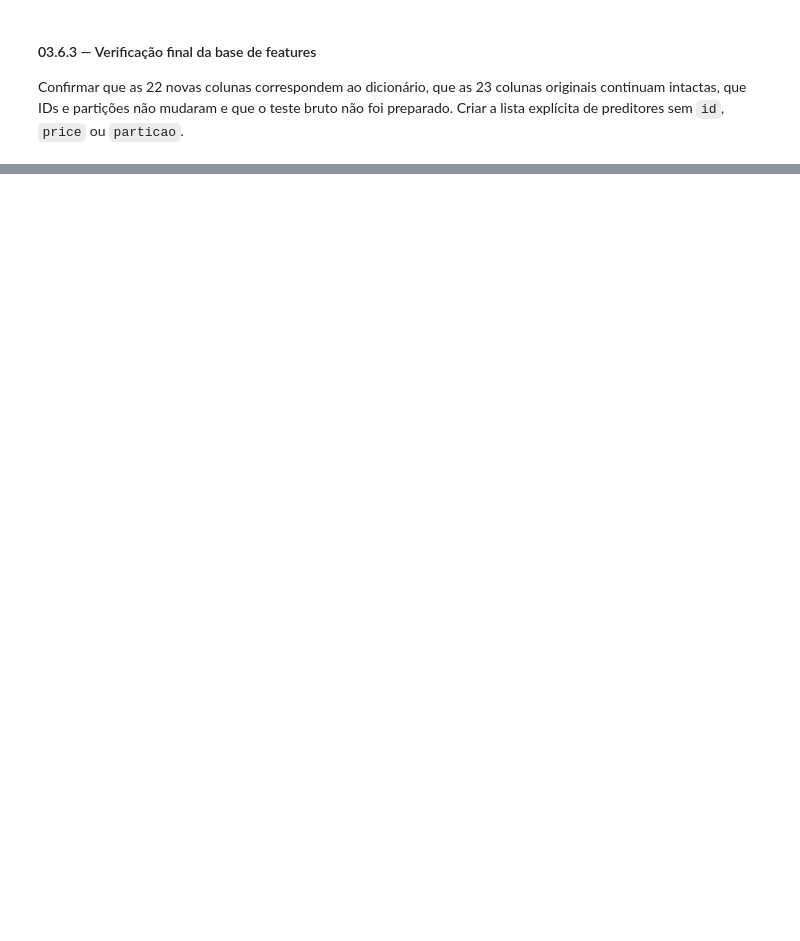
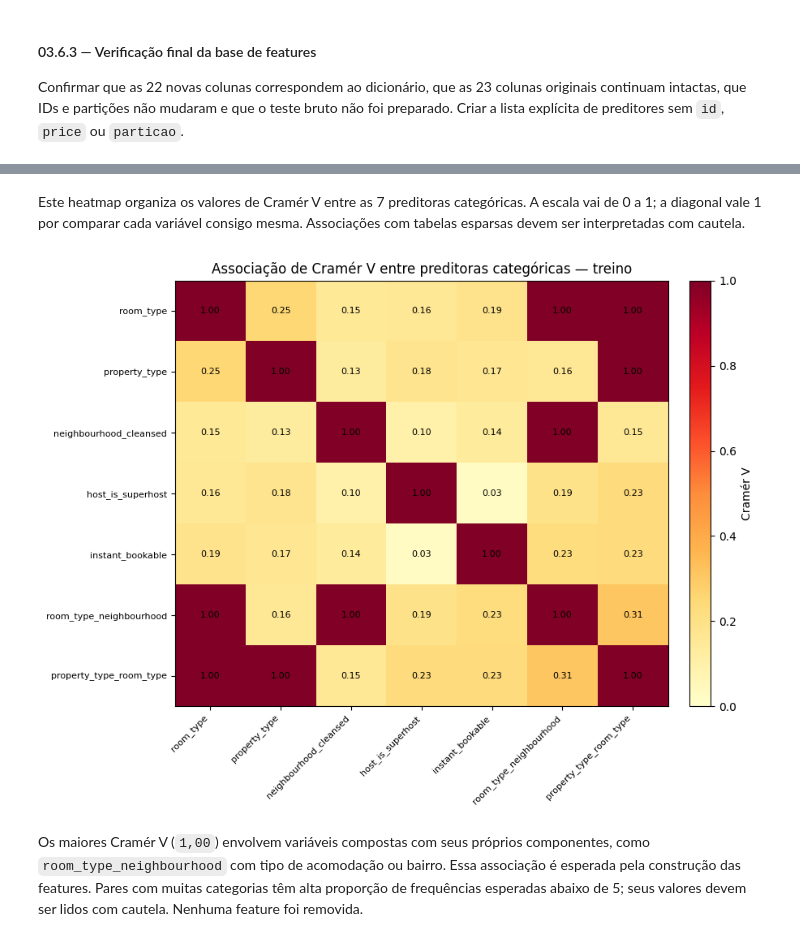
Before and after one commit to guigrandim/airbnb_price, a Jupyter notebook: notebooks/price_prediction.ipynb, the cells around one changed output, grey strips where cells are left out. Drawn from its saved outputs; the diff is of its cells as text; code cells hidden in the pictures; blank space fills up the shorter version.

```diff
--- a/notebooks/price_prediction.ipynb
+++ b/notebooks/price_prediction.ipynb
@@ -4111,0 +4763,68 @@ Partições na saída: {'treino': 12187, 'validação': 2619}
+# %% [markdown]
+Este heatmap organiza os valores de Cramér V entre as 7 preditoras categóricas. A escala vai de 0 a 1; a diagonal vale 1 por comparar cada variável consigo mesma. Associações com tabelas esparsas devem ser interpretadas com cautela.
+# %%
+# 1. Inicializa uma matriz simétrica e define 1 na diagonal.
+eda_cramers_matrix = pd.DataFrame(
+    np.eye(len(eda_categorical_columns)),
+    index=eda_categorical_columns,
+    columns=eda_categorical_columns
+)
+
+# 2. Preenche cada par com o valor calculado anteriormente.
+for eda_categorical_row in eda_categorical_pair_summary.itertuples(index=False):
+    eda_cramers_matrix.loc[
+        eda_categorical_row.feature_1,
+        eda_categorical_row.feature_2
+    ] = eda_categorical_row.cramers_v
+    eda_cramers_matrix.loc[
+        eda_categorical_row.feature_2,
+        eda_categorical_row.feature_1
+    ] = eda_categorical_row.cramers_v
+
+# 3. Desenha a matriz com escala fixa entre 0 e 1.
+fig, eda_cramers_axis = plt.subplots(figsize=(9, 7))
+eda_cramers_image = eda_cramers_axis.imshow(
+    eda_cramers_matrix.to_numpy(),
+    cmap="YlOrRd",
+    vmin=0,
+    vmax=1,
+    aspect="auto"
+)
+eda_cramers_axis.set_xticks(range(len(eda_categorical_columns)))
+eda_cramers_axis.set_xticklabels(
+    eda_categorical_columns,
+    rotation=45,
+    ha="right",
+    fontsize=8
+)
+eda_cramers_axis.set_yticks(range(len(eda_categorical_columns)))
+eda_cramers_axis.set_yticklabels(eda_categorical_columns, fontsize=8)
+eda_cramers_axis.set_title("Associação de Cramér V entre preditoras categóricas — treino")
+
+# 4. Anota cada célula para facilitar a leitura do conjunto compacto.
+for eda_row_index in range(len(eda_categorical_columns)):
+    for eda_column_index in range(len(eda_categorical_columns)):
+        eda_cramers_axis.text(
+            eda_column_index,
+            eda_row_index,
+            f"{eda_cramers_matrix.iloc[eda_row_index, eda_column_index]:.2f}",
+            ha="center",
+            va="center",
+            fontsize=8,
+            color="black"
+        )
+
+# 5. Exibe a escala da associação e o heatmap.
+eda_cramers_colorbar = fig.colorbar(
+    eda_cramers_image,
+    ax=eda_cramers_axis,
+    fraction=0.046,
+    pad=0.04
+)
+eda_cramers_colorbar.set_label("Cramér V")
+fig.tight_layout()
+plt.show()
+# %% [output]
+[figure, added]
+# %% [markdown]
+Os maiores Cramér V (`1,00`) envolvem variáveis compostas com seus próprios componentes, como `room_type_neighbourhood` com tipo de acomodação ou bairro. Essa associação é esperada pela construção das features. Pares com muitas categorias têm alta proporção de frequências esperadas abaixo de 5; seus valores devem ser lidos com cautela. Nenhuma feature foi removida.
```
Also changed, not shown: parts of 118 cells of this notebook, 12 other files.
